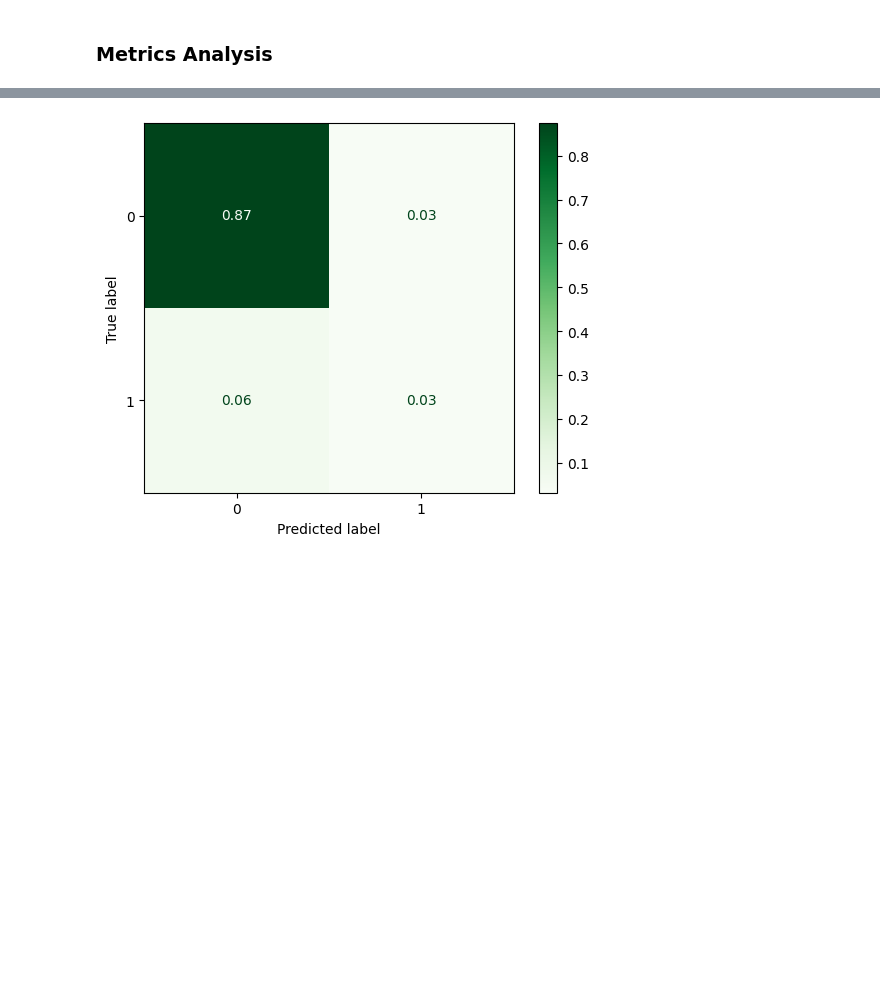
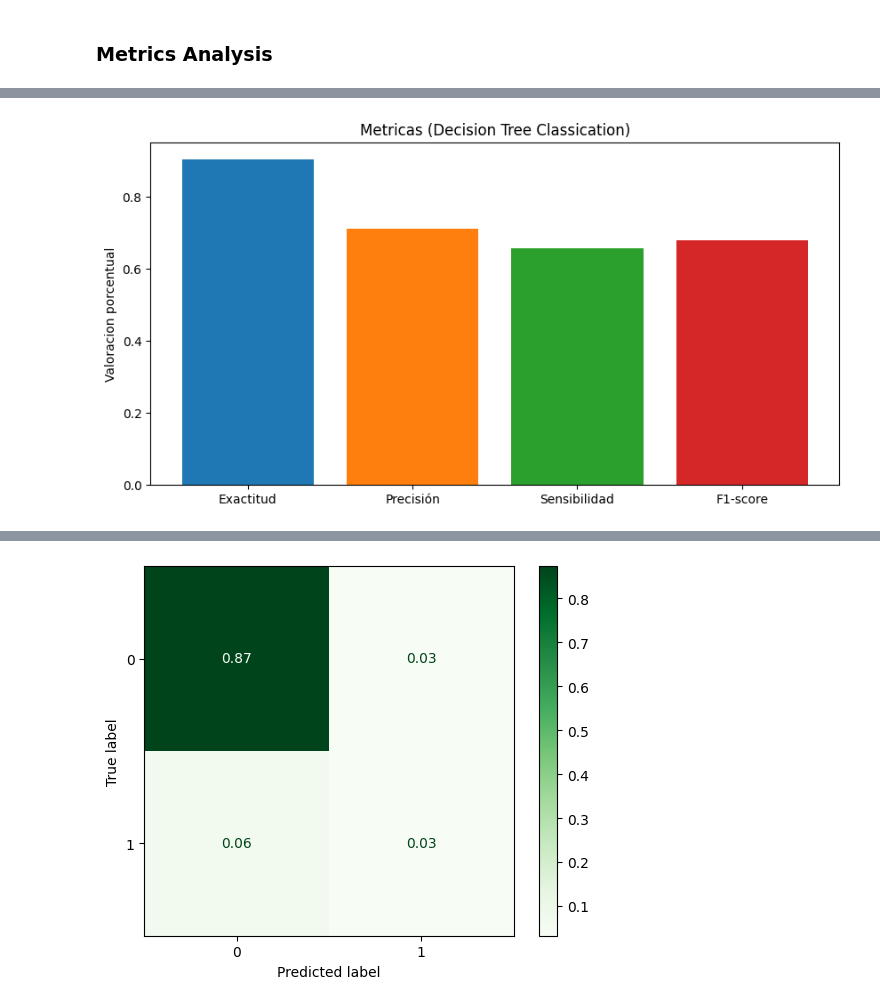
Before and after one commit to ptoledoc7/Prueba, a Jupyter notebook: Trabajo_final.ipynb, the cells around one changed output, grey strips where cells are left out. Drawn from its saved outputs; the diff is of its cells as text; code cells hidden in the pictures; blank space fills up the shorter version.

```diff
--- a/Trabajo_final.ipynb
+++ b/Trabajo_final.ipynb
@@ -879,3 +874,17 @@ F1-score:     0.68
+# %%
+# grafico de barras (metricas)
+plt.figure(figsize=(10, 5))
+
+plt.bar(['Exactitud'], [accuracy_score(y_test, y_pred)])
+plt.bar(['Precisión'], [precision_score(y_test, y_pred, average='macro')])
+plt.bar(['Sensibilidad'], [recall_score(y_test, y_pred, average='macro')])
+plt.bar(['F1-score'], [f1_score(y_test, y_pred, average='macro')])
+
+plt.ylabel('Valoracion porcentual')
+plt.title('Metricas (Decision Tree Classication)')
+plt.show()
+# %% [output]
+[figure, added]
 # %%
 print(classification_report(y_test, y_pred, digits=2))
 # %% [output]
```
Also changed, not shown: parts of 39 cells of this notebook.
